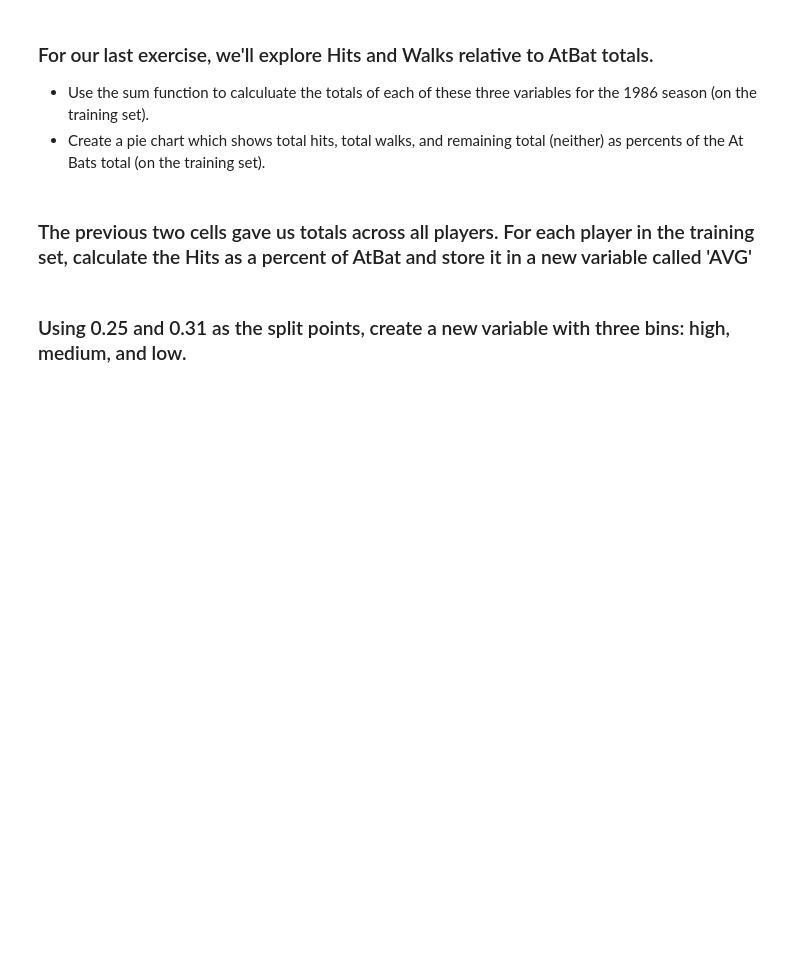
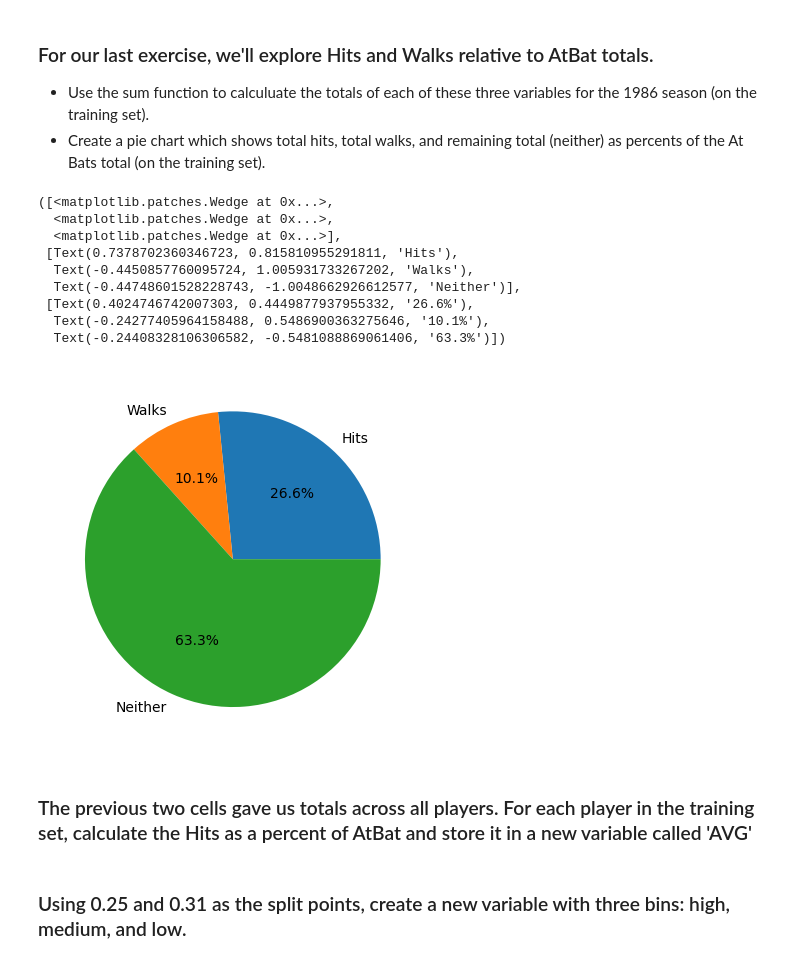
Before and after one commit to lmilun/code_2600, a Jupyter notebook: mod03_eda.ipynb, the cells around one changed output. Drawn from its saved outputs; the diff is of its cells as text; code cells hidden in the pictures; blank space fills up the shorter version.

```diff
--- a/mod03_eda.ipynb
+++ b/mod03_eda.ipynb
@@ -192,14 +194,25 @@ Train[numericFeatures].corr()
 - Use the sum function to calculuate the totals of each of these three variables for the 1986 season (on the training set).
 - Create a pie chart which shows total hits, total walks, and remaining total (neither) as percents of the At Bats total (on the training set).
 # %%
-TotHits = #fillin
-TotWalks = #fillin
-TotAtBat = #fillin
+TotHits = Train['Hits'].sum()
+TotWalks = Train['Walks'].sum()
+TotAtBat = Train['AtBat'].sum()
 
 Labels = ['Hits', 'Walks', 'Neither']
 Totals = [TotHits, TotWalks, TotAtBat-TotHits-TotWalks]
 # %%
-# pie chart
+plt.pie(Totals, labels = Labels, autopct='%.1f%%')
+# %% [output]
+([<matplotlib.patches.Wedge at 0x...>,
+  <matplotlib.patches.Wedge at 0x...>,
+  <matplotlib.patches.Wedge at 0x...>],
+ [Text(0.7378702360346723, 0.815810955291811, 'Hits'),
+  Text(-0.4450857760095724, 1.005931733267202, 'Walks'),
+  Text(-0.44748601528228743, -1.0048662926612577, 'Neither')],
+ [Text(0.4024746742007303, 0.4449877937955332, '26.6%'),
+  Text(-0.24277405964158488, 0.5486900363275646, '10.1%'),
+  Text(-0.24408328106306582, -0.5481088869061406, '63.3%')])
+[figure, added]
 # %% [markdown]
 ### The previous two cells gave us totals across all players. For each player in the training set, calculate the Hits as a percent of AtBat and store it in a new variable called 'AVG'
 # %%
```
Also changed, not shown: parts of 6 cells of this notebook.
